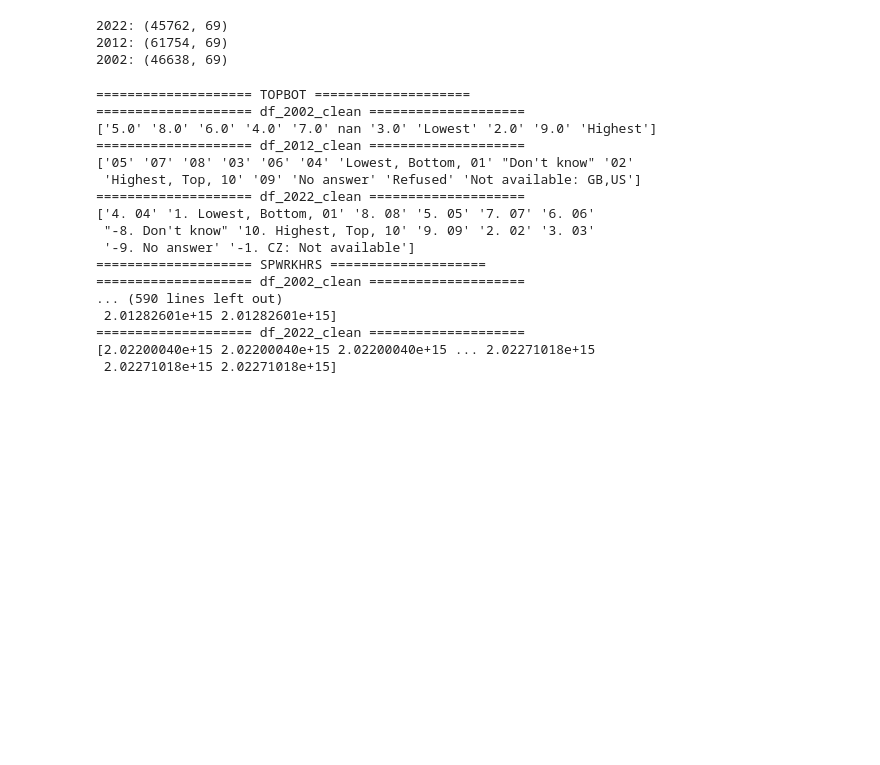
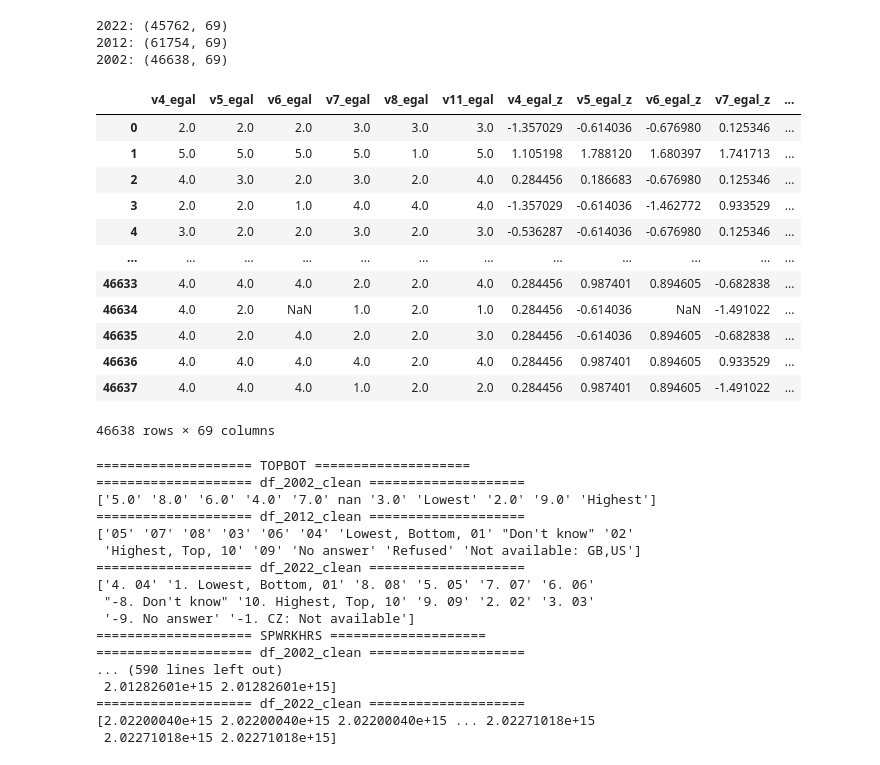
Before and after one commit to ashishpapanai/2025-02-ActionWords, a Jupyter notebook: notebooks/cleaning.ipynb, the cells around one changed output. Cells and saved outputs as stored; diff of their text form; code cells hidden in the pictures; blank space fills up the shorter version.

```diff
--- a/notebooks/cleaning.ipynb
+++ b/notebooks/cleaning.ipynb
@@ -471,18 +244,34 @@ print("✓ Saved clean dataframes to ../clean_csv/")
 # %%
 # Read the saved clean CSVs
 
-df_2002_clean = pd.read_csv("../clean_csv/2002_clean.csv")
+df_2002_clean = pd.read_csv("../new_clean_csv/2002_clean.csv")
 print(f"2022: {df_2022_clean.shape}")
 
-df_2012_clean = pd.read_csv("../clean_csv/2012_clean.csv")
+df_2012_clean = pd.read_csv("../new_clean_csv/2012_clean.csv")
 print(f"2012: {df_2012_clean.shape}")
 
-df_2022_clean = pd.read_csv("../clean_csv/2022_clean.csv")
+df_2022_clean = pd.read_csv("../new_clean_csv/2022_clean.csv")
 print(f"2002: {df_2002_clean.shape}")
 # %% [output]
 2022: (45762, 69)
 2012: (61754, 69)
 2002: (46638, 69)
+# %%
+df_2002_clean
+# %% [output]
+|  | v4_egal | v5_egal | v6_egal | v7_egal | v8_egal | v11_egal | v4_egal_z | v5_egal_z | v6_egal_z | v7_egal_z | ... |
+| 0 | 2.0 | 2.0 | 2.0 | 3.0 | 3.0 | 3.0 | -1.357029 | -0.614036 | -0.676980 | 0.125346 | ... |
+| 1 | 5.0 | 5.0 | 5.0 | 5.0 | 1.0 | 5.0 | 1.105198 | 1.788120 | 1.680397 | 1.741713 | ... |
+| 2 | 4.0 | 3.0 | 2.0 | 3.0 | 2.0 | 4.0 | 0.284456 | 0.186683 | -0.676980 | 0.125346 | ... |
+| 3 | 2.0 | 2.0 | 1.0 | 4.0 | 4.0 | 4.0 | -1.357029 | -0.614036 | -1.462772 | 0.933529 | ... |
+| 4 | 3.0 | 2.0 | 2.0 | 3.0 | 2.0 | 3.0 | -0.536287 | -0.614036 | -0.676980 | 0.125346 | ... |
+| ... | ... | ... | ... | ... | ... | ... | ... | ... | ... | ... | ... |
+| 46633 | 4.0 | 4.0 | 4.0 | 2.0 | 2.0 | 4.0 | 0.284456 | 0.987401 | 0.894605 | -0.682838 | ... |
+| 46634 | 4.0 | 2.0 | NaN | 1.0 | 2.0 | 1.0 | 0.284456 | -0.614036 | NaN | -1.491022 | ... |
+| 46635 | 4.0 | 2.0 | 4.0 | 2.0 | 2.0 | 3.0 | 0.284456 | -0.614036 | 0.894605 | -0.682838 | ... |
+| 46636 | 4.0 | 4.0 | 4.0 | 4.0 | 2.0 | 4.0 | 0.284456 | 0.987401 | 0.894605 | 0.933529 | ... |
+| 46637 | 4.0 | 4.0 | 4.0 | 1.0 | 2.0 | 2.0 | 0.284456 | 0.987401 | 0.894605 | -1.491022 | ... |
+46638 rows × 69 columns
 # %%
 cleaned_vars = [
     "urban_rural",
```
Also changed, not shown: parts of 12 cells of this notebook, 8 other files.
